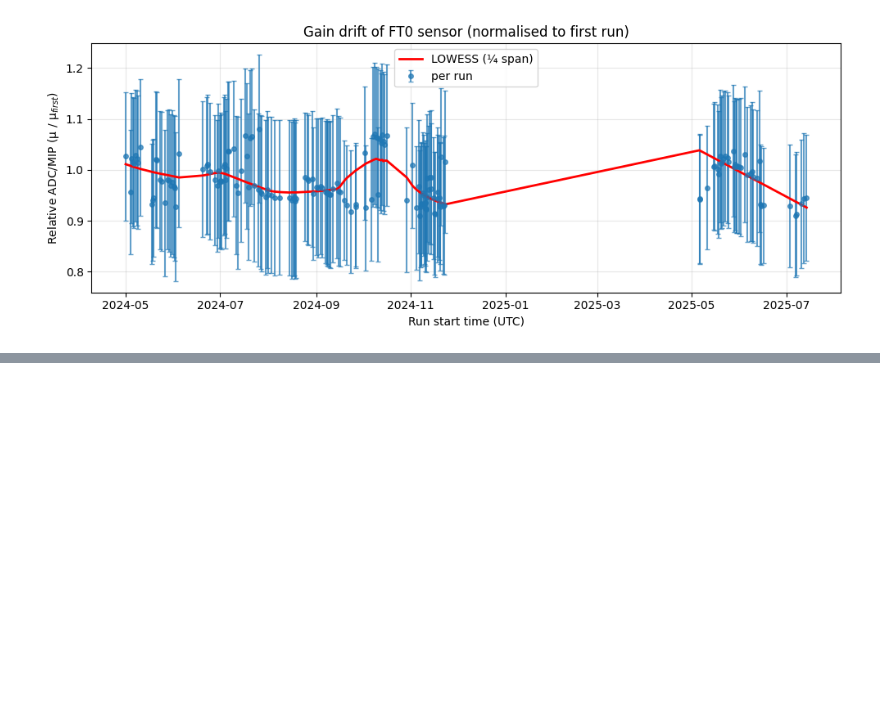
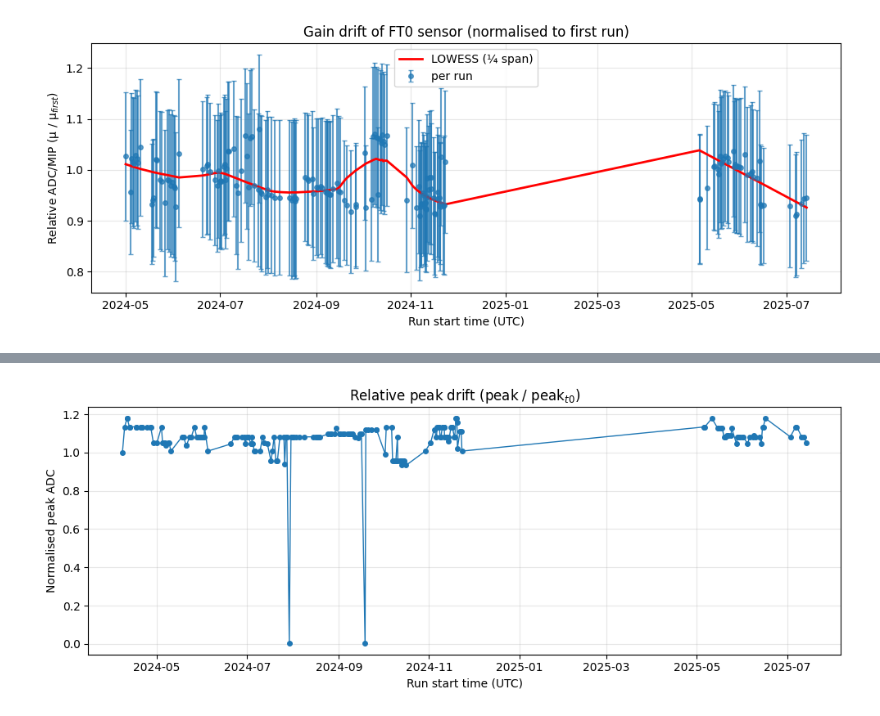
Before and after one commit to mvishiu11/LHC-aging-analysis, a Jupyter notebook: notebooks/analysis.ipynb, the cells around one changed output, grey strips where cells are left out. Cells and saved outputs as stored; diff of their text form; code cells hidden in the pictures; blank space fills up the shorter version.

```diff
--- a/notebooks/analysis.ipynb
+++ b/notebooks/analysis.ipynb
@@ -262,0 +321,12 @@ plt.grid(alpha=0.3); plt.legend(); plt.tight_layout()
+# %%
+# simple scatter of relative peak drift
+plt.figure(figsize=(10,4))
+plt.plot(pd.to_datetime(df_peak["start_ms"], unit="ms"),
+         df_peak["rel_peak"], marker="o", ms=4, lw=1)
+plt.title("Relative peak drift (peak / peak$_{t0}$)")
+plt.ylabel("Normalised peak ADC")
+plt.xlabel("Run start time (UTC)")
+plt.grid(alpha=0.3)
+plt.tight_layout()
+# %% [output]
+[figure, added]
```
Also changed, not shown: parts of 36 cells of this notebook.
